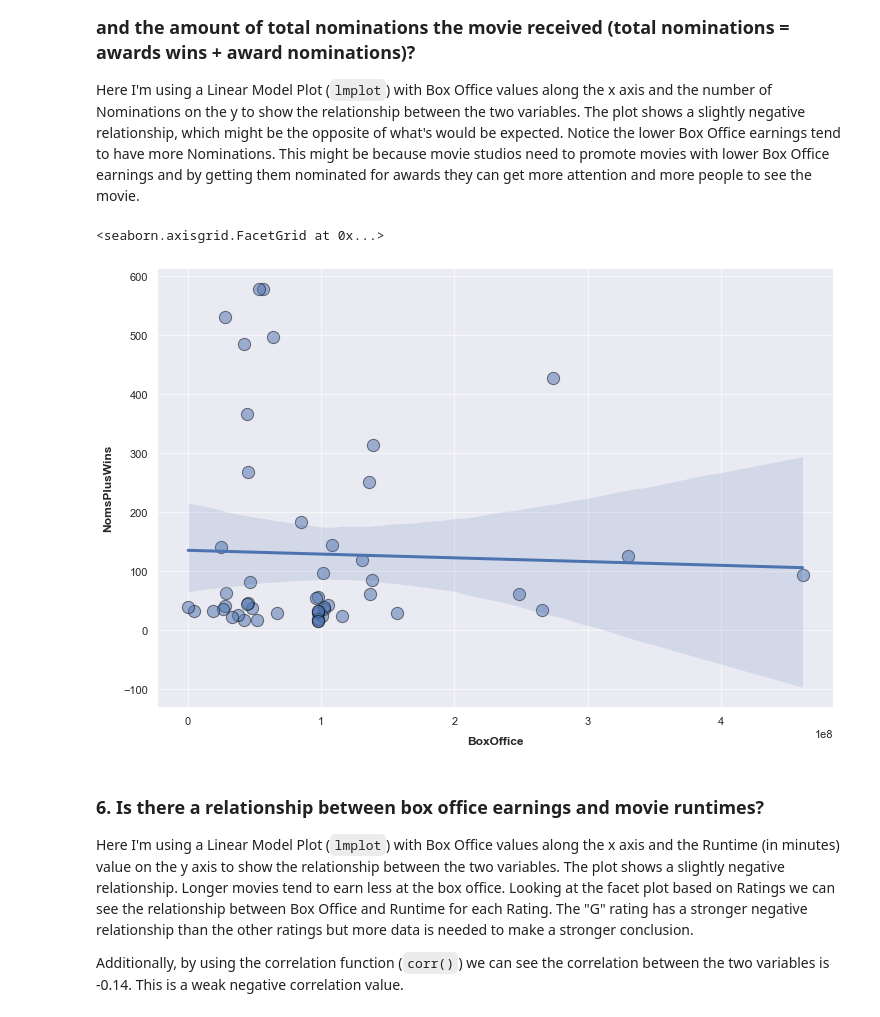
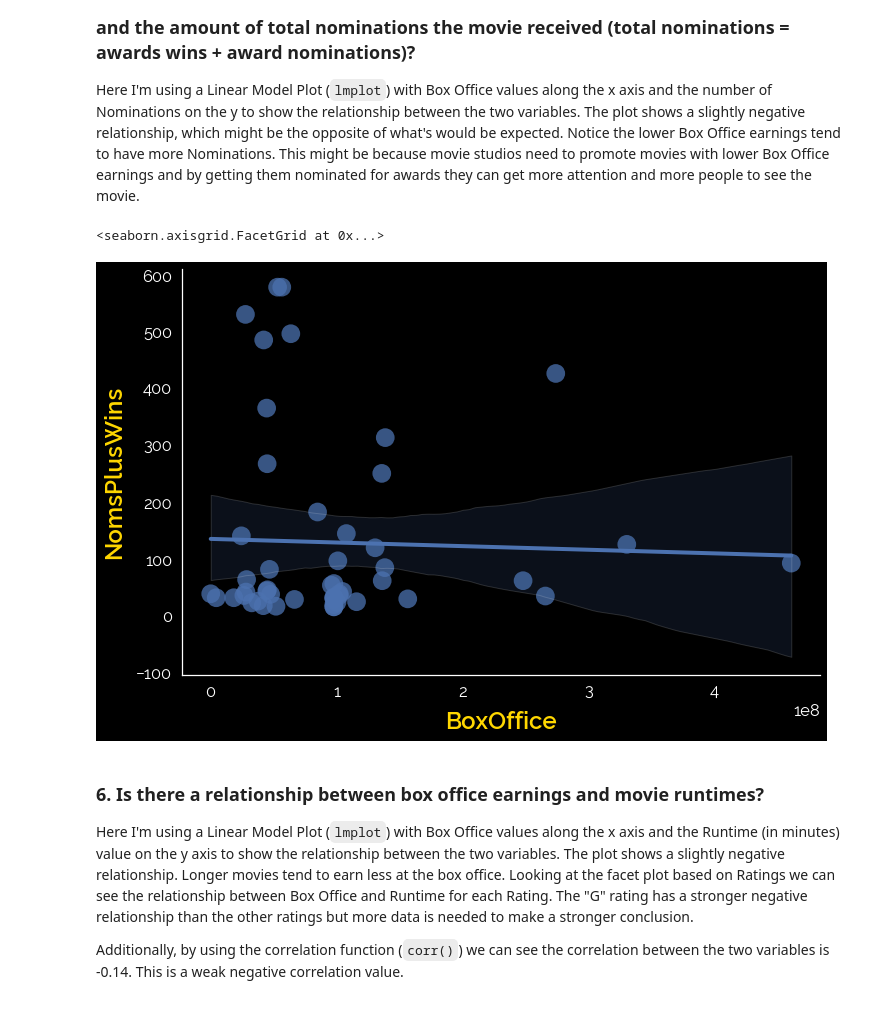
Before and after one commit to danpoynor/omdb-api-data-analysis, a Jupyter notebook: movie_analysis.ipynb, the cells around one changed output. Saved outputs shown, nothing was run; the diff lists cells and outputs as text; code cells hidden in the pictures.

```diff
--- a/movie_analysis.ipynb
+++ b/movie_analysis.ipynb
@@ -355,14 +355,14 @@ theme_for_bar_charts = {
 sns.set_theme(style='dark', font_scale = 1.5, rc=theme_for_bar_charts)
 
 scatter_dots = {
-  's': 150,
-  'edgecolor': 'black',
-  'linewidth': 1,
-  'alpha': 0.5
+  's': 350,
+  'edgecolor': 'none',
+  'linewidth': 2,
+  'alpha': 0.75
 }
 
 line_style = {
-  'lw': 3,
+  'lw': 4,
 }
 # %% [markdown]
 ## Data Analysis
@@ -432,9 +432,6 @@ movie_runtimes_and_wins = df[["Title", "Runtime", "Wins", "Rated"]].sort_values(
 # lmplot() seems to like float values better than int sometimes
 movie_runtimes_and_wins["Runtime"] = movie_runtimes_and_wins["Runtime"].astype(float)
 movie_runtimes_and_wins["Wins"] = movie_runtimes_and_wins["Wins"].astype(float)
-
-# Reset to theme defaults
-sns.set_theme()
 
 # Plot general runtime vs wins
 sns.lmplot(
@@ -490,9 +487,6 @@ df_noms_wins = df[["Title", "Nominations", "Wins"]].sort_values(by="Nominations"
 
 Y = df_noms_wins.Title
 Y_axis = np.arange(len(Y))
-
-# Set custom theme values again
-sns.set_theme(style='dark', font_scale = 1.5, rc=theme_for_bar_charts)
 
 plt.barh(Y_axis + 0.21, df_noms_wins.Nominations, 0.4, label = 'Nominations', color="lemonchiffon", linewidth=0)
 plt.barh(Y_axis - 0.21, df_noms_wins.Wins, 0.4, label = 'Wins', color="gold", linewidth=0)
@@ -553,37 +547,34 @@ movie_bo_noms_wins_sum.insert(1, "NomsPlusWins", movie_bo_noms_wins_sum["Nominat
 
 # Drop the Nominations and Wins columns since we don't need them anymore
 movie_bo_noms_wins_sum = movie_bo_noms_wins_sum.drop(columns=["Nominations", "Wins"])
 
 # Sort by BoxOffice
 movie_bo_noms_wins_sum = movie_bo_noms_wins_sum.sort_values(by="BoxOffice", ascending=False)
 
 # Convert BoxOffice and NomAndWins to float types
 movie_bo_noms_wins_sum["BoxOffice"] = movie_bo_noms_wins_sum["BoxOffice"].astype(float)
 movie_bo_noms_wins_sum["NomsPlusWins"] = movie_bo_noms_wins_sum["NomsPlusWins"].astype(float)
 
 # Check the result
 # movie_bo_nomswinssum
 
 # Initial look for potential relationships between the columns
 # display(movie_bo_nomswinssum.corr())
 # sns.pairplot(data=movie_bo_nomswinssum)
 
-# Reset to theme defaults
-sns.set_theme()
-
 # Plot general runtime vs wins
 sns.lmplot(
   x='BoxOffice',
   y='NomsPlusWins',
   data=movie_bo_noms_wins_sum,
   height=7,
   aspect=1.5,
   scatter_kws=scatter_dots,
   line_kws=line_style,
 )
 # %% [output]
 <seaborn.axisgrid.FacetGrid at 0x...>
-[figure, old version]
+[figure, new version]
 # %% [markdown]
 ### 6. Is there a relationship between box office earnings and movie runtimes?
 
```
Also changed, not shown: parts of 4 cells of this notebook.
